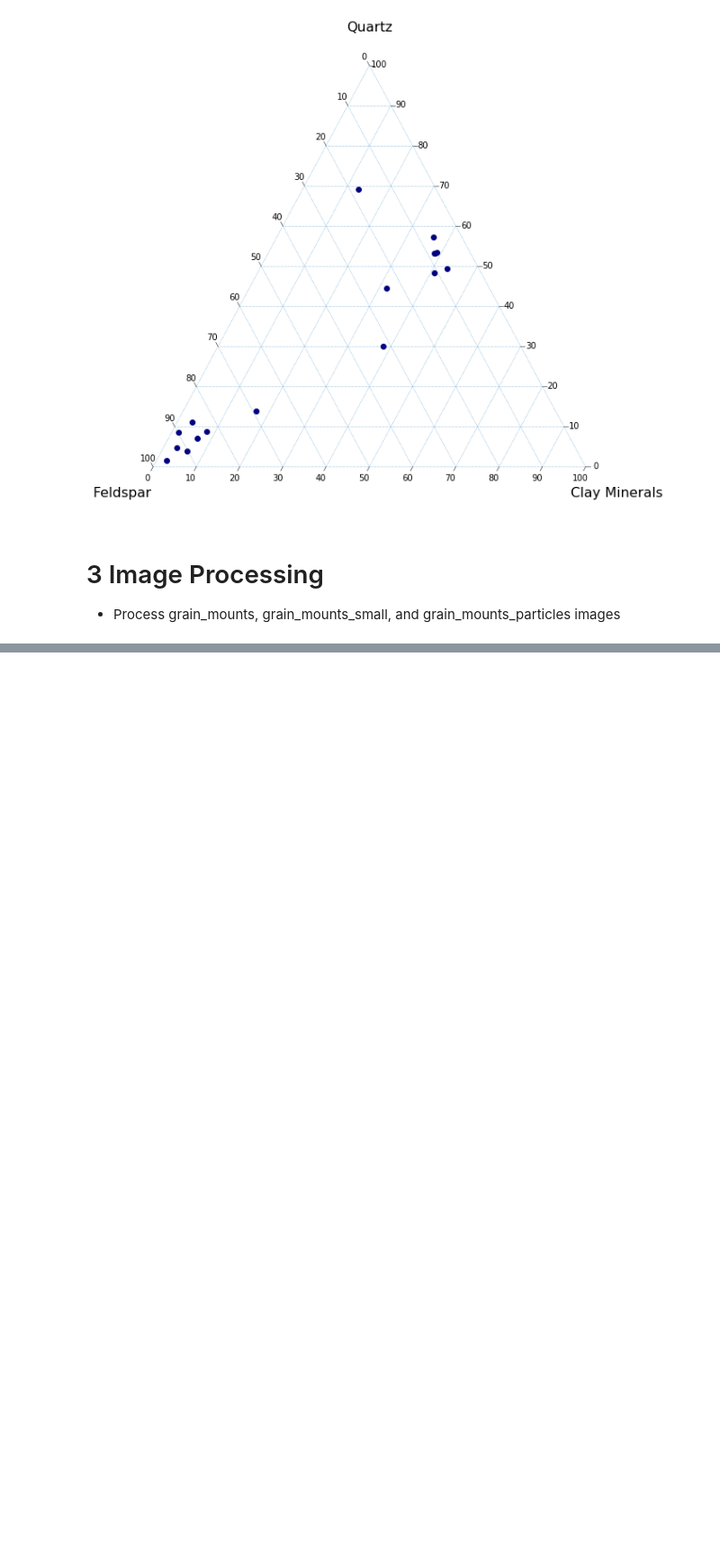
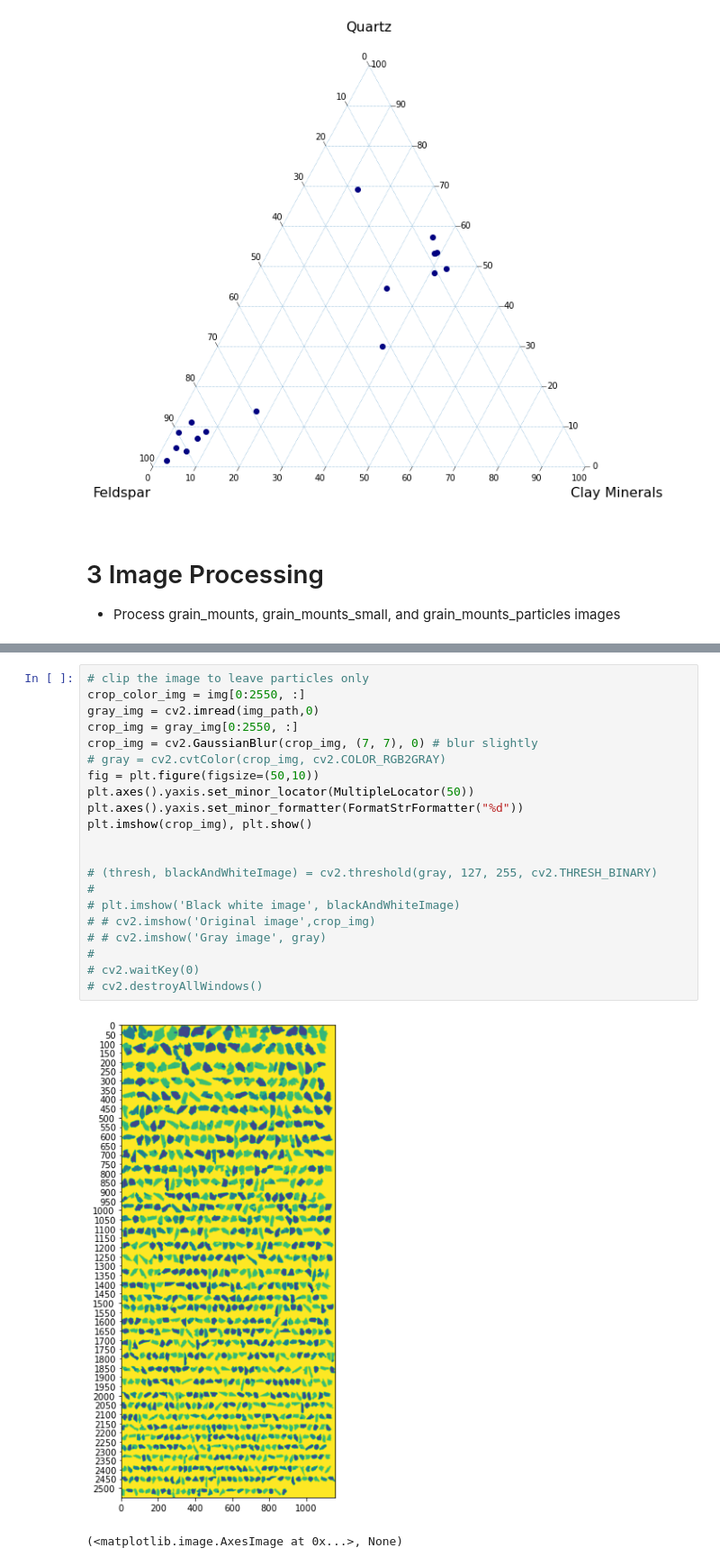
Before and after one commit to hangdeng/TIMA_for_Sedimentology, a Jupyter notebook: TIMA_Scratch.ipynb, the cells around one changed output, grey strips where cells are left out. Shown at 90% size. Cells and saved outputs as stored; diff of their text form; blank space fills up the shorter version.

```diff
--- a/TIMA_Scratch.ipynb
+++ b/TIMA_Scratch.ipynb
@@ -165,0 +195,24 @@ tax.left_corner_label("Feldspar", fontsize=fontsize)
+# %%
+# clip the image to leave particles only
+crop_color_img = img[0:2550, :]
+gray_img = cv2.imread(img_path,0)
+crop_img = gray_img[0:2550, :]
+crop_img = cv2.GaussianBlur(crop_img, (7, 7), 0) # blur slightly
+# gray = cv2.cvtColor(crop_img, cv2.COLOR_RGB2GRAY)
+fig = plt.figure(figsize=(50,10))
+plt.axes().yaxis.set_minor_locator(MultipleLocator(50))
+plt.axes().yaxis.set_minor_formatter(FormatStrFormatter("%d"))
+plt.imshow(crop_img), plt.show()
+
+
+# (thresh, blackAndWhiteImage) = cv2.threshold(gray, 127, 255, cv2.THRESH_BINARY)
+#
+# plt.imshow('Black white image', blackAndWhiteImage)
+# # cv2.imshow('Original image',crop_img)
+# # cv2.imshow('Gray image', gray)
+#
+# cv2.waitKey(0)
+# cv2.destroyAllWindows()
+# %% [output]
+[figure, added]
+(<matplotlib.image.AxesImage at 0x...>, None)
```
Also changed, not shown: parts of 13 cells of this notebook.
